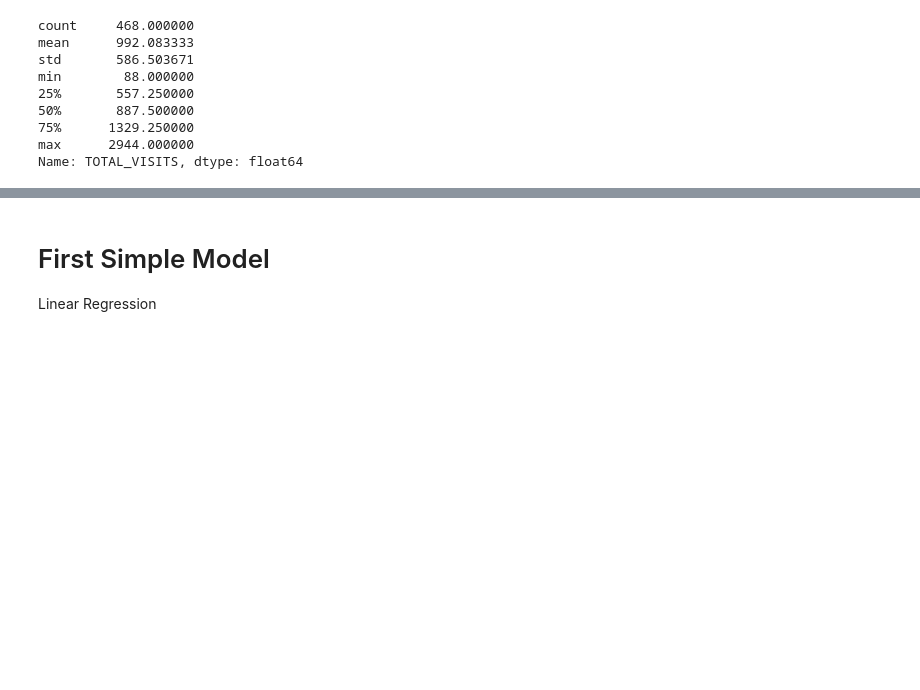
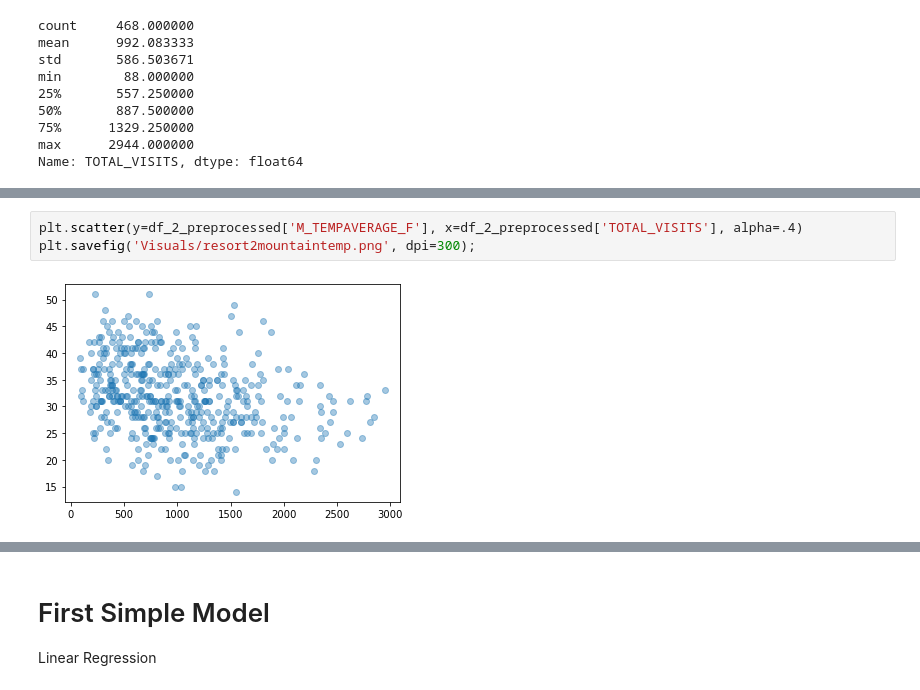
Before and after one commit to lperconti/Visitation, a Jupyter notebook: Resort2notebook.ipynb, the cells around one changed output, grey strips where cells are left out. Saved outputs shown, nothing was run; the diff lists cells and outputs as text; blank space fills up the shorter version.

```diff
--- a/Resort2notebook.ipynb
+++ b/Resort2notebook.ipynb
@@ -333,0 +348,5 @@ Name: TOTAL_VISITS, dtype: float64
+# %%
+plt.scatter(y=df_2_preprocessed['M_TEMPAVERAGE_F'], x=df_2_preprocessed['TOTAL_VISITS'], alpha=.4)
+plt.savefig('Visuals/resort2mountaintemp.png', dpi=300);
+# %% [output]
+[figure, added]
```
Also changed, not shown: parts of 8 cells of this notebook, 15 other files.
